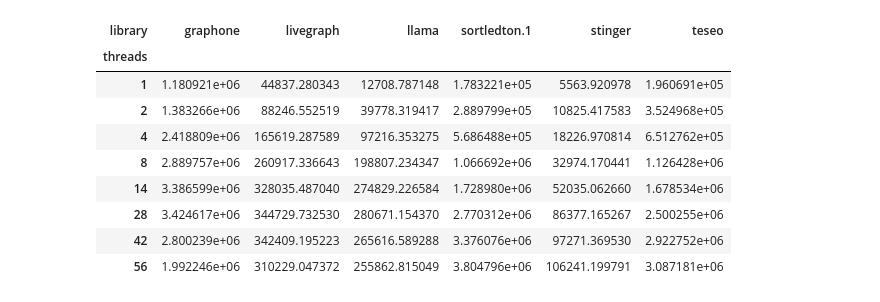
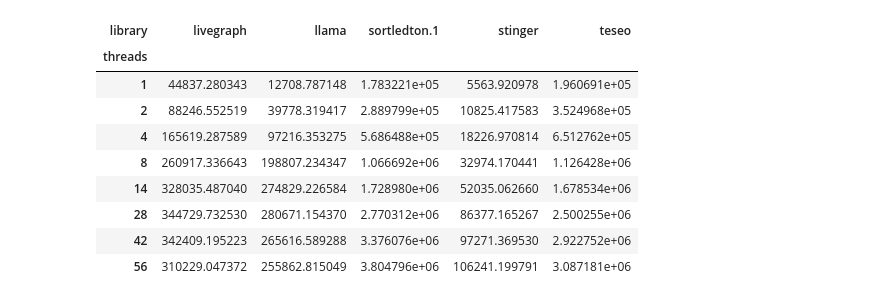
Before and after one commit to PerFuchs/gfe_notebooks, a Jupyter notebook: insertions-scalability.ipynb, the cells around one changed output. Saved outputs shown, nothing was run; the diff lists cells and outputs as text; code cells hidden in the pictures.

```diff
--- a/insertions-scalability.ipynb
+++ b/insertions-scalability.ipynb
@@ -99,18 +99,19 @@ all_libs = all_libs.drop("max_eps", axis=1)
 all_libs = all_libs.drop("base", axis=1)
 # %%
 all_libs_throughput = all_libs.pivot_table(values="edges_per_second", columns="library", index="threads")
+all_libs_throughput = all_libs_throughput.drop("graphone", axis=1)
 all_libs_throughput
 # %% [output]
-| library | graphone | livegraph | llama | sortledton.1 | stinger | teseo |
-| threads |  |  |  |  |  |  |
-| 1 | 1.180921e+06 | 44837.280343 | 12708.787148 | 1.783221e+05 | 5563.920978 | 1.960691e+05 |
-| 2 | 1.383266e+06 | 88246.552519 | 39778.319417 | 2.889799e+05 | 10825.417583 | 3.524968e+05 |
-| 4 | 2.418809e+06 | 165619.287589 | 97216.353275 | 5.686488e+05 | 18226.970814 | 6.512762e+05 |
-| 8 | 2.889757e+06 | 260917.336643 | 198807.234347 | 1.066692e+06 | 32974.170441 | 1.126428e+06 |
-| 14 | 3.386599e+06 | 328035.487040 | 274829.226584 | 1.728980e+06 | 52035.062660 | 1.678534e+06 |
-| 28 | 3.424617e+06 | 344729.732530 | 280671.154370 | 2.770312e+06 | 86377.165267 | 2.500255e+06 |
-| 42 | 2.800239e+06 | 342409.195223 | 265616.589288 | 3.376076e+06 | 97271.369530 | 2.922752e+06 |
-| 56 | 1.992246e+06 | 310229.047372 | 255862.815049 | 3.804796e+06 | 106241.199791 | 3.087181e+06 |
+| library | livegraph | llama | sortledton.1 | stinger | teseo |
+| threads |  |  |  |  |  |
+| 1 | 44837.280343 | 12708.787148 | 1.783221e+05 | 5563.920978 | 1.960691e+05 |
+| 2 | 88246.552519 | 39778.319417 | 2.889799e+05 | 10825.417583 | 3.524968e+05 |
+| 4 | 165619.287589 | 97216.353275 | 5.686488e+05 | 18226.970814 | 6.512762e+05 |
+| 8 | 260917.336643 | 198807.234347 | 1.066692e+06 | 32974.170441 | 1.126428e+06 |
+| 14 | 328035.487040 | 274829.226584 | 1.728980e+06 | 52035.062660 | 1.678534e+06 |
+| 28 | 344729.732530 | 280671.154370 | 2.770312e+06 | 86377.165267 | 2.500255e+06 |
+| 42 | 342409.195223 | 265616.589288 | 3.376076e+06 | 97271.369530 | 2.922752e+06 |
+| 56 | 310229.047372 | 255862.815049 | 3.804796e+06 | 106241.199791 | 3.087181e+06 |
 # %%
 ## FIGURE 10
 
```
Also changed, not shown: parts of 1 cell of this notebook, 6 other files.
